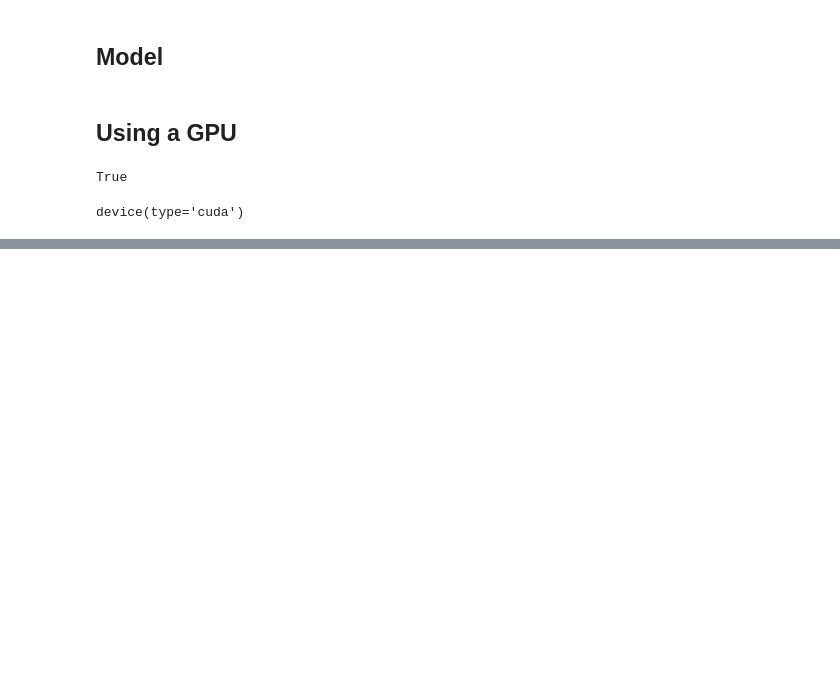
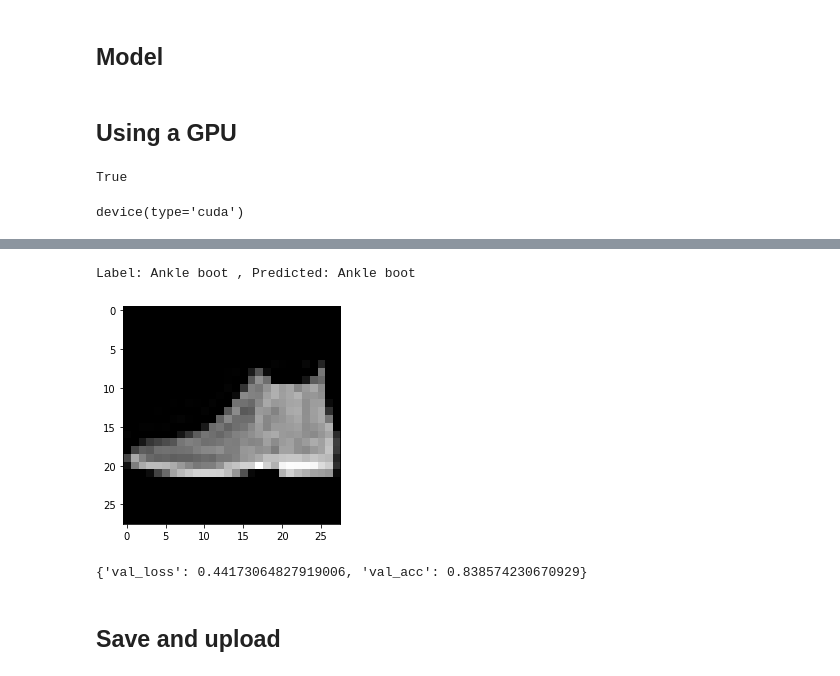
Before and after one commit to JovianHQ/notebooks, a Jupyter notebook: deep-learning-with-pytorch-zero-to-gans/lesson-3-training-deep-neural-networks-on-a-gpu/lesson-3-training-deep-neural-networks-on-a-gpu.ipynb, the cells around one changed output, grey strips where cells are left out. Drawn from its saved outputs; the diff is of its cells as text; code cells hidden in the pictures; blank space fills up the shorter version.

```diff
--- a/deep-learning-with-pytorch-zero-to-gans/lesson-3-training-deep-neural-networks-on-a-gpu/lesson-3-training-deep-neural-networks-on-a-gpu.ipynb
+++ b/deep-learning-with-pytorch-zero-to-gans/lesson-3-training-deep-neural-networks-on-a-gpu/lesson-3-training-deep-neural-networks-on-a-gpu.ipynb
@@ -547,0 +646,13 @@ def to_device(data, device):
+# %%
+img, label = test_dataset[0]
+plt.imshow(img[0], cmap='gray')
+print('Label:', dataset.classes[label], ', Predicted:', dataset.classes[predict_image(img, model)])
+# %% [output]
+Label: Ankle boot , Predicted: Ankle boot
+[figure, added]
+# %%
+evaluate(model, test_loader)
+# %% [output]
+{'val_loss': 0.44173064827919006, 'val_acc': 0.838574230670929}
+# %% [markdown]
+## Save and upload
```
Also changed, not shown: parts of 18 cells of this notebook.
